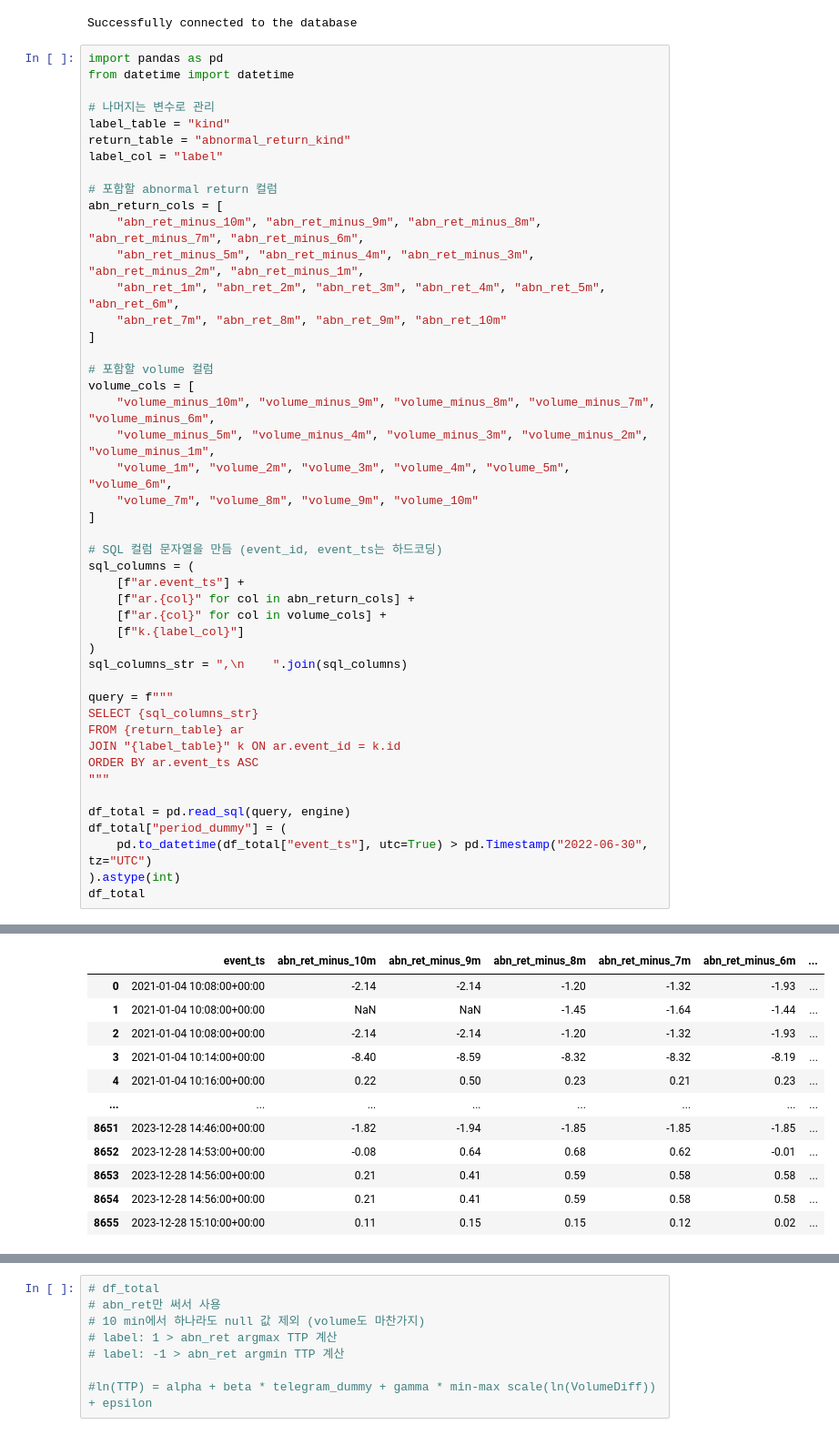
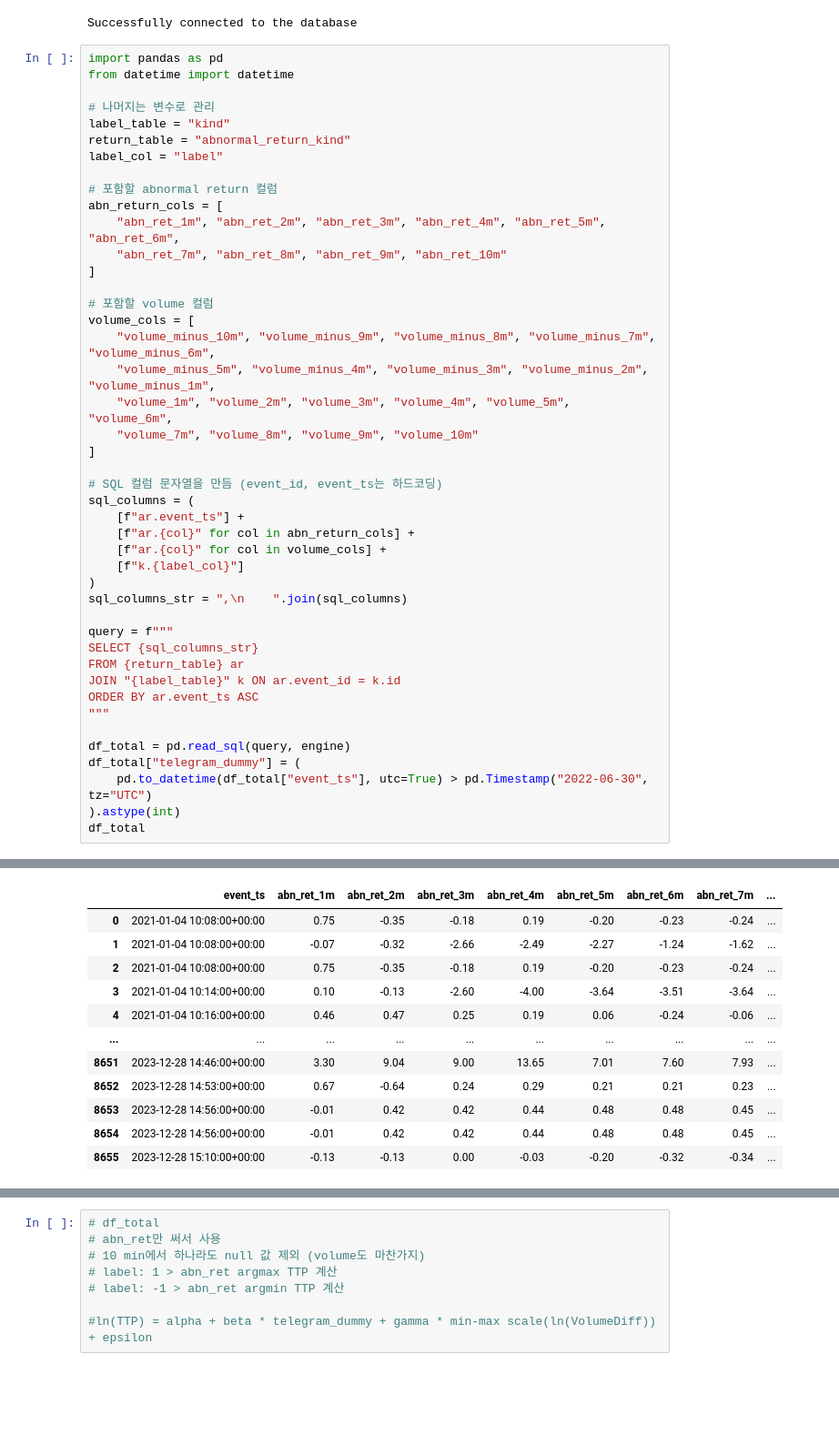
Before and after one commit to antaechan/dart-sentiment-analysis, a Jupyter notebook: analysis/regression_analysis_kind_all_10m_volume_TTP.ipynb, the cells around one changed output, grey strips where cells are left out. Shown at 91% size. Saved outputs shown, nothing was run; the diff lists cells and outputs as text; blank space fills up the shorter version.

```diff
--- a/analysis/regression_analysis_kind_all_10m_volume_TTP.ipynb
+++ b/analysis/regression_analysis_kind_all_10m_volume_TTP.ipynb
@@ -27,8 +27,6 @@ label_col = "label"
 
 # 포함할 abnormal return 컬럼
 abn_return_cols = [
-    "abn_ret_minus_10m", "abn_ret_minus_9m", "abn_ret_minus_8m", "abn_ret_minus_7m", "abn_ret_minus_6m",
-    "abn_ret_minus_5m", "abn_ret_minus_4m", "abn_ret_minus_3m", "abn_ret_minus_2m", "abn_ret_minus_1m",
     "abn_ret_1m", "abn_ret_2m", "abn_ret_3m", "abn_ret_4m", "abn_ret_5m", "abn_ret_6m",
     "abn_ret_7m", "abn_ret_8m", "abn_ret_9m", "abn_ret_10m"
 ]
@@ -38,43 +36,43 @@ volume_cols = [
     "volume_minus_10m", "volume_minus_9m", "volume_minus_8m", "volume_minus_7m", "volume_minus_6m",
     "volume_minus_5m", "volume_minus_4m", "volume_minus_3m", "volume_minus_2m", "volume_minus_1m",
     "volume_1m", "volume_2m", "volume_3m", "volume_4m", "volume_5m", "volume_6m",
     "volume_7m", "volume_8m", "volume_9m", "volume_10m"
 ]
 
 # SQL 컬럼 문자열을 만듬 (event_id, event_ts는 하드코딩)
 sql_columns = (
     [f"ar.event_ts"] +
     [f"ar.{col}" for col in abn_return_cols] +
     [f"ar.{col}" for col in volume_cols] +
     [f"k.{label_col}"]
 )
 sql_columns_str = ",\n    ".join(sql_columns)
 
 query = f"""
 SELECT {sql_columns_str}
 FROM {return_table} ar
 JOIN "{label_table}" k ON ar.event_id = k.id
 ORDER BY ar.event_ts ASC
 """
 
 df_total = pd.read_sql(query, engine)
-df_total["period_dummy"] = (
+df_total["telegram_dummy"] = (
     pd.to_datetime(df_total["event_ts"], utc=True) > pd.Timestamp("2022-06-30", tz="UTC")
 ).astype(int)
 df_total
 # %% [output]
 WARNING:  database "events" has a collation version mismatch
 DETAIL:  The database was created using collation version 2.36, but the operating system provides version 2.41.
 HINT:  Rebuild all objects in this database that use the default collation and run ALTER DATABASE events REFRESH COLLATION VERSION, or build PostgreSQL with the right library version.
-|  | event_ts | abn_ret_minus_10m | abn_ret_minus_9m | abn_ret_minus_8m | abn_ret_minus_7m | abn_ret_minus_6m | ... |
-| 0 | 2021-01-04 10:08:00+00:00 | -2.14 | -2.14 | -1.20 | -1.32 | -1.93 | ... |
-| 1 | 2021-01-04 10:08:00+00:00 | NaN | NaN | -1.45 | -1.64 | -1.44 | ... |
-| 2 | 2021-01-04 10:08:00+00:00 | -2.14 | -2.14 | -1.20 | -1.32 | -1.93 | ... |
-| 3 | 2021-01-04 10:14:00+00:00 | -8.40 | -8.59 | -8.32 | -8.32 | -8.19 | ... |
-| 4 | 2021-01-04 10:16:00+00:00 | 0.22 | 0.50 | 0.23 | 0.21 | 0.23 | ... |
-| ... | ... | ... | ... | ... | ... | ... | ... |
-| 8651 | 2023-12-28 14:46:00+00:00 | -1.82 | -1.94 | -1.85 | -1.85 | -1.85 | ... |
-| 8652 | 2023-12-28 14:53:00+00:00 | -0.08 | 0.64 | 0.68 | 0.62 | -0.01 | ... |
-| 8653 | 2023-12-28 14:56:00+00:00 | 0.21 | 0.41 | 0.59 | 0.58 | 0.58 | ... |
-| 8654 | 2023-12-28 14:56:00+00:00 | 0.21 | 0.41 | 0.59 | 0.58 | 0.58 | ... |
-| 8655 | 2023-12-28 15:10:00+00:00 | 0.11 | 0.15 | 0.15 | 0.12 | 0.02 | ... |
+|  | event_ts | abn_ret_1m | abn_ret_2m | abn_ret_3m | abn_ret_4m | abn_ret_5m | abn_ret_6m | abn_ret_7m | ... |
+| 0 | 2021-01-04 10:08:00+00:00 | 0.75 | -0.35 | -0.18 | 0.19 | -0.20 | -0.23 | -0.24 | ... |
+| 1 | 2021-01-04 10:08:00+00:00 | -0.07 | -0.32 | -2.66 | -2.49 | -2.27 | -1.24 | -1.62 | ... |
+| 2 | 2021-01-04 10:08:00+00:00 | 0.75 | -0.35 | -0.18 | 0.19 | -0.20 | -0.23 | -0.24 | ... |
+| 3 | 2021-01-04 10:14:00+00:00 | 0.10 | -0.13 | -2.60 | -4.00 | -3.64 | -3.51 | -3.64 | ... |
+| 4 | 2021-01-04 10:16:00+00:00 | 0.46 | 0.47 | 0.25 | 0.19 | 0.06 | -0.24 | -0.06 | ... |
+| ... | ... | ... | ... | ... | ... | ... | ... | ... | ... |
+| 8651 | 2023-12-28 14:46:00+00:00 | 3.30 | 9.04 | 9.00 | 13.65 | 7.01 | 7.60 | 7.93 | ... |
+| 8652 | 2023-12-28 14:53:00+00:00 | 0.67 | -0.64 | 0.24 | 0.29 | 0.21 | 0.21 | 0.23 | ... |
+| 8653 | 2023-12-28 14:56:00+00:00 | -0.01 | 0.42 | 0.42 | 0.44 | 0.48 | 0.48 | 0.45 | ... |
+| 8654 | 2023-12-28 14:56:00+00:00 | -0.01 | 0.42 | 0.42 | 0.44 | 0.48 | 0.48 | 0.45 | ... |
+| 8655 | 2023-12-28 15:10:00+00:00 | -0.13 | -0.13 | 0.00 | -0.03 | -0.20 | -0.32 | -0.34 | ... |
```
Also changed, not shown: parts of 22 cells of this notebook, 1 other file.
